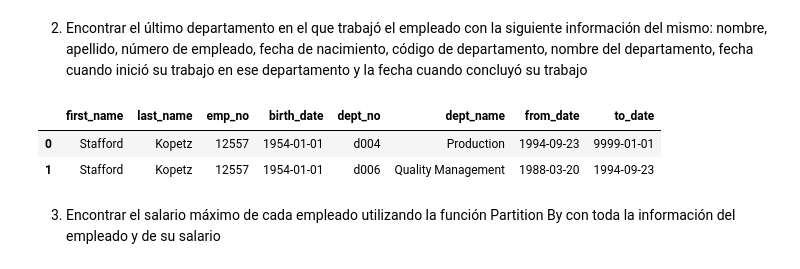
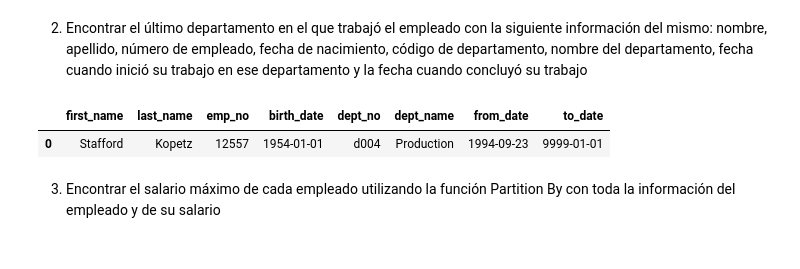
Before and after one commit to CruzdelCid/Labs_DataWranglig, a Jupyter notebook: Lab3 Crimen/Lab3.ipynb, the cells around one changed output. Drawn from its saved outputs; the diff is of its cells as text; code cells hidden in the pictures.

```diff
--- a/Lab3 Crimen/Lab3.ipynb
+++ b/Lab3 Crimen/Lab3.ipynb
@@ -63,18 +63,19 @@ resultado
 # %%
 query = """
     SELECT e.first_name, e.last_name, e.emp_no, e.birth_date, dp.dept_no, d.dept_name, dp.from_date, dp.to_date
     FROM employee.employees e
     JOIN employee.dept_emp dp ON e.emp_no = dp.emp_no
     JOIN employee.departments d ON dp.dept_no = d.dept_no
-    WHERE e.emp_no = 12557;
+    WHERE e.emp_no = 12557
+    ORDER BY dp.from_date DESC
+    LIMIT 1;
 """
 
 result = pd.read_sql(query,connection)
 result
 # %% [output]
 |  | first_name | last_name | emp_no | birth_date | dept_no | dept_name | from_date | to_date |
 | 0 | Stafford | Kopetz | 12557 | 1954-01-01 | d004 | Production | 1994-09-23 | 9999-01-01 |
-| 1 | Stafford | Kopetz | 12557 | 1954-01-01 | d006 | Quality Management | 1988-03-20 | 1994-09-23 |
 # %% [markdown]
 3.	Encontrar el salario máximo de cada empleado utilizando la función Partition By con toda la información del empleado y de su salario
 # %%
```
Also changed, not shown: 15 other files.
